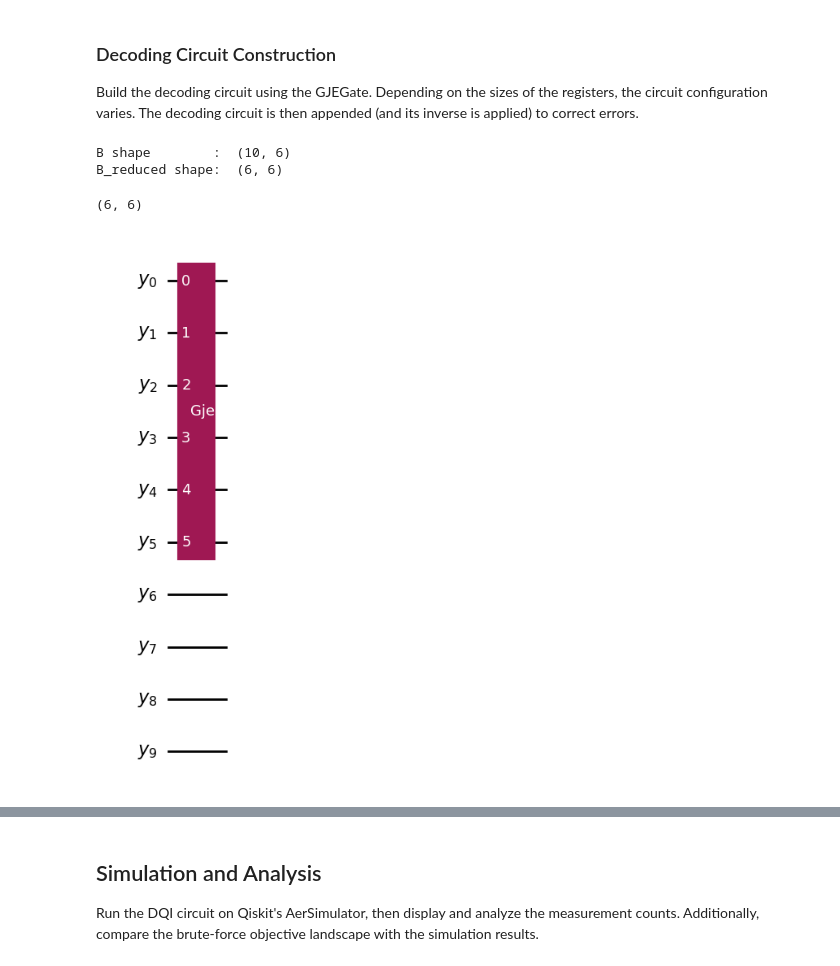
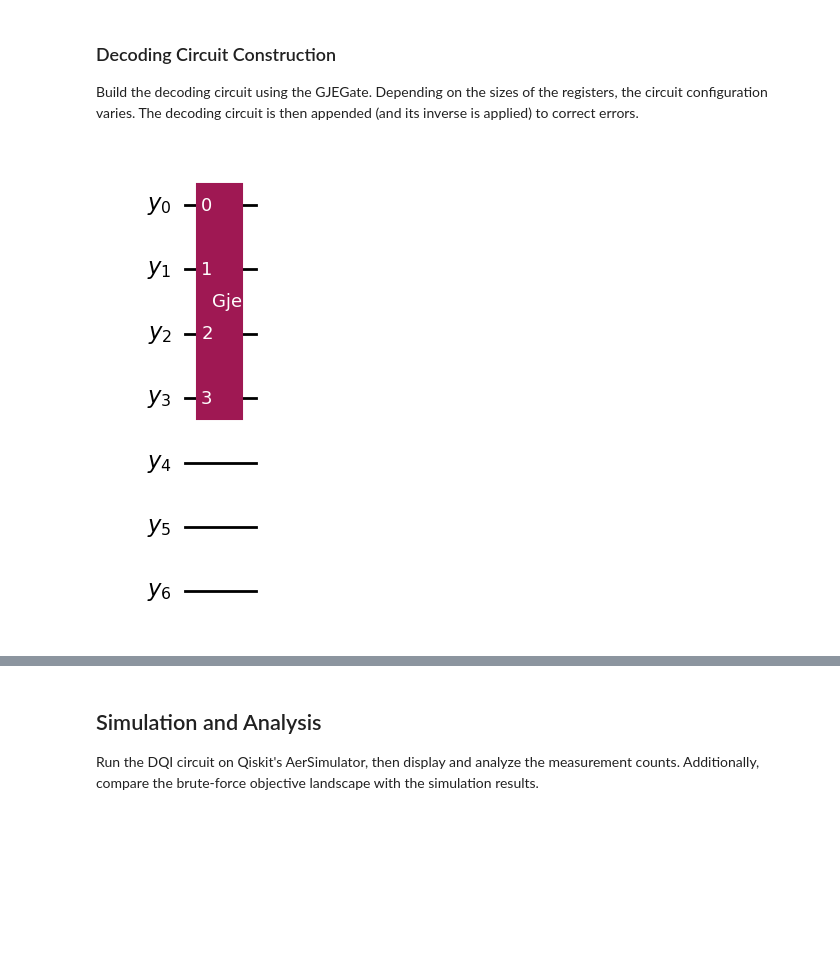
Before and after one commit to BankNatchapol/DQI-Circuit, a Jupyter notebook: notebooks/main.ipynb, the cells around one changed output, grey strips where cells are left out. Cells and saved outputs as stored; diff of their text form; code cells hidden in the pictures; blank space fills up the shorter version.

```diff
--- a/notebooks/main.ipynb
+++ b/notebooks/main.ipynb
@@ -97,0 +133,9 @@ This plot will later be compared with the simulation data.
+# %%
+H = np.array([[1, 1, 0, 1, 0, 0, 0],
+              [0, 1, 0, 0, 1, 0, 0],
+              [0, 0, 1, 0, 0, 1, 0],
+              [1, 0, 1, 0, 0, 0, 1]])
+
+B = H.T
+v = np.ones(B.shape[0])
+v
@@ -210,31 +258,24 @@ if show_sv:
 Build the decoding circuit using the GJEGate. Depending on the sizes of the registers, the circuit
 configuration varies. The decoding circuit is then appended (and its inverse is applied) to correct errors.
 # %%
-B_reduced = usd_reduction(dqi_circuit, B, wires=list(range(m)), max_attempts=100)
-print("B shape        : ", B.shape)
-print("B_reduced shape: ", B_reduced.shape)
+# B_reduced = usd_reduction(dqi_circuit, B, wires=list(range(m)), max_attempts=100)
+# print("B shape        : ", B.shape)
+# print("B_reduced shape: ", B_reduced.shape)
-# %% [output]
-B shape        :  (10, 6)
-B_reduced shape:  (6, 6)
 # %%
 # B_reduced = B
-# %%
-B_reduced.shape
-# %% [output]
-(6, 6)
 # %%
 if n > m:
     decoding_circuit = QuantumCircuit(syndrome_qregs, name="GJE")
-    GJE_gate = GJEGate(B_reduced.T)
+    GJE_gate = GJEGate(B.T)
     decoding_circuit.append(GJE_gate, range(n))
 else:
     decoding_circuit = QuantumCircuit(dicke_qregs, name="GJE")
-    GJE_gate = GJEGate(B_reduced.T)
+    GJE_gate = GJEGate(B.T)
     decoding_circuit.append(GJE_gate, range(n))
 
 display(decoding_circuit.draw('mpl'))
 # %% [output]
-[figure, old version]
+[figure, new version]
 # %%
 dqi_circuit_wo_decoder = dqi_circuit.copy()
 dqi_circuit.barrier()
```
Also changed, not shown: parts of 17 cells of this notebook, 14 other files.
